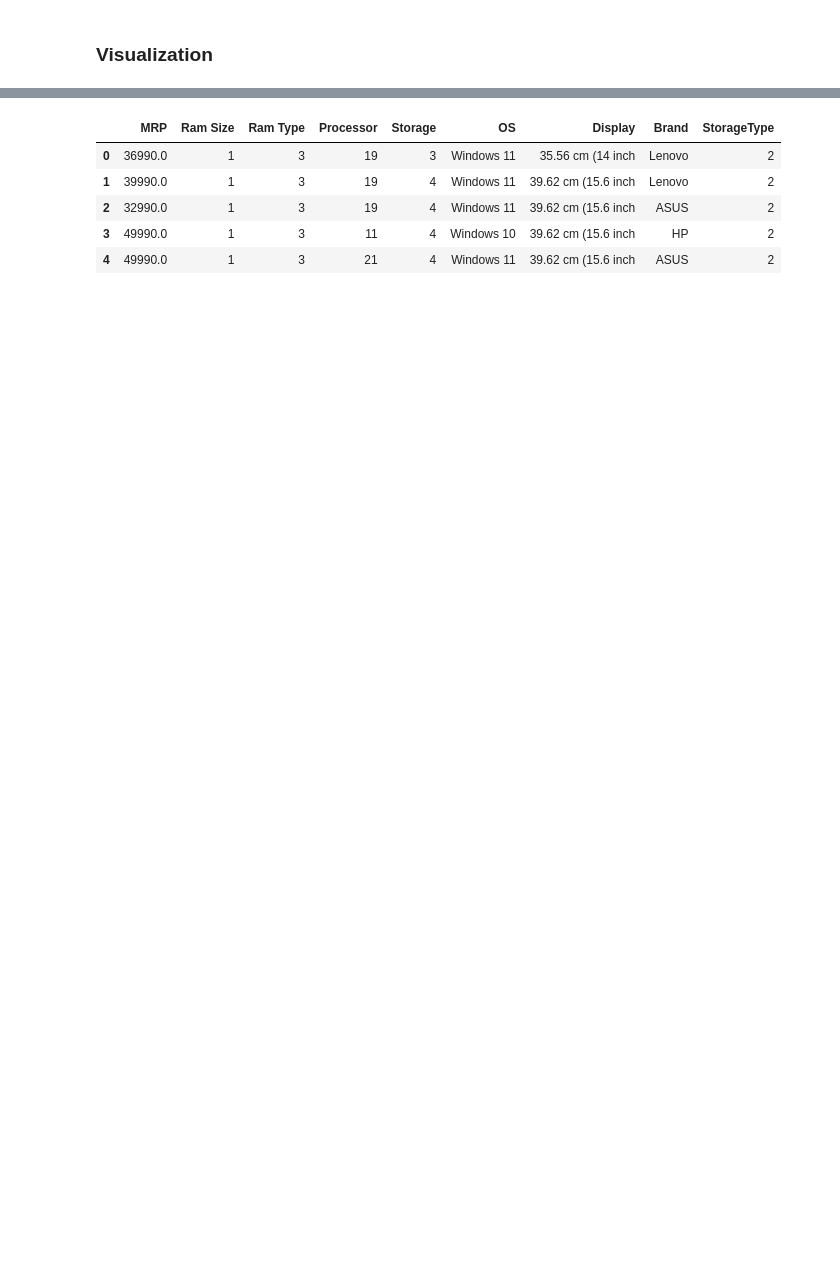
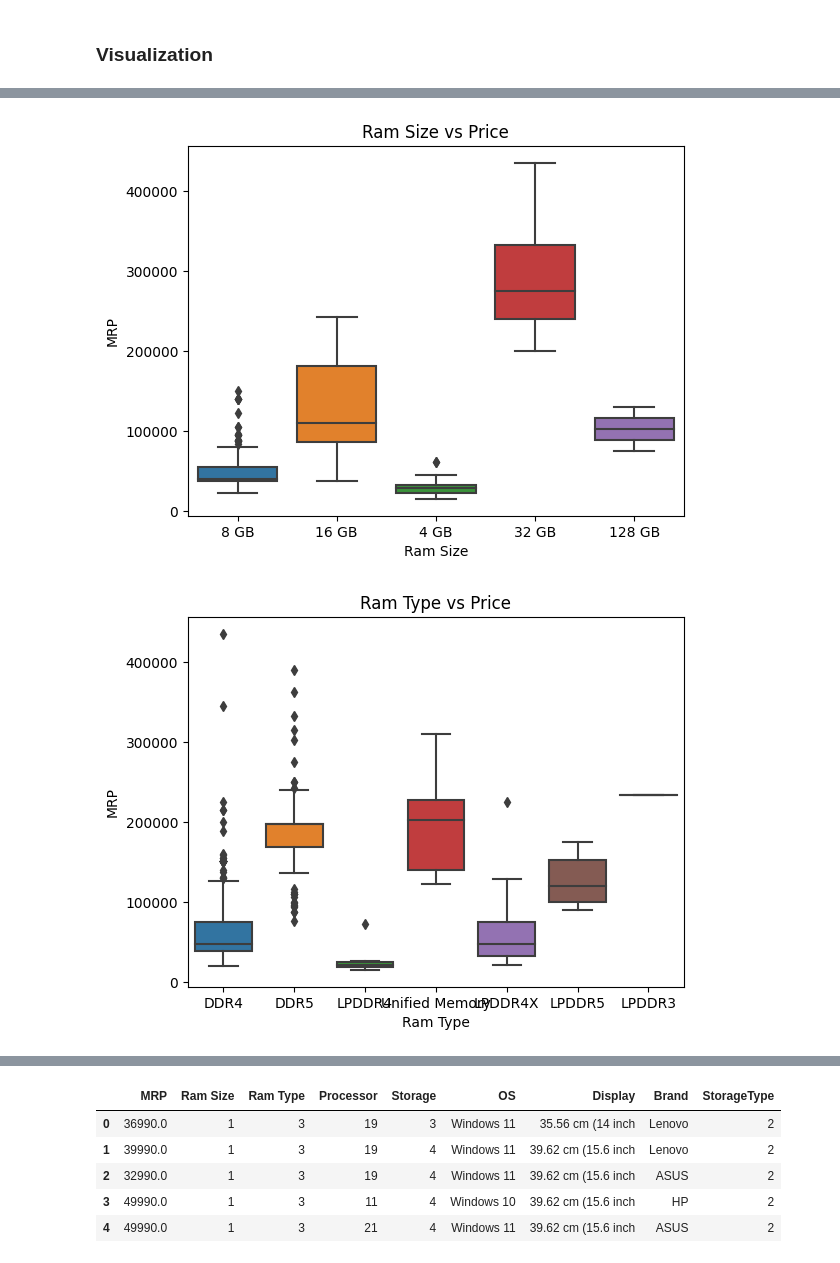
Before and after one commit to Alonge9500/laptop_app, a Jupyter notebook: resources/laptop_details.ipynb, the cells around one changed output, grey strips where cells are left out. Saved outputs shown, nothing was run; the diff lists cells and outputs as text; code cells hidden in the pictures; blank space fills up the shorter version.

```diff
--- a/resources/laptop_details.ipynb
+++ b/resources/laptop_details.ipynb
@@ -46,7 +46,7 @@ dtype: int64
 Since, this is mainly a text data, we will use the regex function to clean the data.
 We will create new features such as Ram size, Ram type, Processor, Storage type, os from the poducts and feature table
 # %%
-def extract_features(row):
+def features_extraction(row):
     product = row['Product']
     feature = row['Feature']
 
@@ -74,7 +74,7 @@ def extract_features(row):
     return pd.Series([ram_size, ram_type, processor, storage, os, display, brand],
                      index=['Ram Size', 'Ram Type', 'Processor', 'Storage', 'OS', 'Display', 'Brand'])
 
-df[['Ram Size', 'Ram Type', 'Processor', 'Storage', 'OS', 'Display', 'Brand']] = df.apply(extract_features, axis=1)
+df[['Ram Size', 'Ram Type', 'Processor', 'Storage', 'OS', 'Display', 'Brand']] = df.apply(features_extraction, axis=1)
 # %%
 ## Data Cleaning
 df.MRP = df.MRP.apply(lambda x : x.replace('₹', '').replace(',', '')).astype(float)
@@ -110,0 +132,46 @@ array(['256 GB', '512 GB', '1 TB', '128 GB', '64 GB', '32 GB', '2 TB'],
+# %%
+sns.boxplot(x='Ram Size', y='MRP', data=df2)
+plt.title('Ram Size vs Price')
+plt.show()
+
+# visualization 2: Ram Type vs Price
+sns.boxplot(x='Ram Type', y='MRP', data=df2)
+plt.title('Ram Type vs Price')
+plt.show()
+
+# visualization 3: Processor vs Price
+sns.boxplot(x='Processor', y='MRP', data=df2)
+plt.title('Processor vs Price')
+plt.xticks(rotation=90)
+plt.show()
+
+# visualization 4: Storage vs Price
+sns.boxplot(x='Storage', y='MRP', data=df2)
+plt.title('Storage vs Price')
+plt.show()
+
+# visualization 5: StorageType vs Price
+sns.boxplot(x='StorageType', y='MRP', data=df2)
+plt.title('StorageType vs Price')
+plt.show()
+
+# visualization 6: OS vs Price
+sns.boxplot(x='OS', y='MRP', data=df2)
+plt.title('OS vs Price')
+plt.xticks(rotation=90)
+plt.show()
+
+# visualization 7: Display vs Price
+sns.boxplot(x='Display', y='MRP', data=df2)
+plt.title('Display vs Price')
+plt.xticks(rotation=90)
+plt.show()
+
+# visualization 8: Brand vs Price
+sns.boxplot(x='Brand', y='MRP', data=df2)
+plt.title('Brand vs Price')
+plt.xticks(rotation=90)
+plt.show()
+# %% [output]
+[figure, added]
+[figure, added]
```
Also changed, not shown: parts of 17 cells of this notebook, 2 other files.
